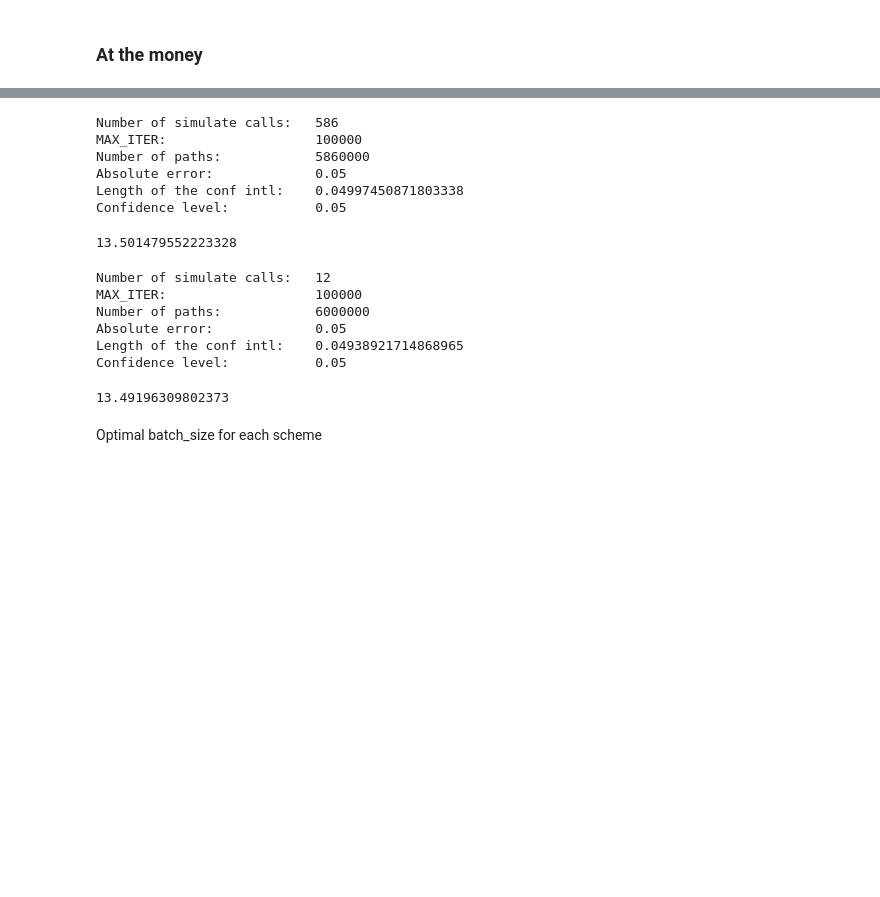
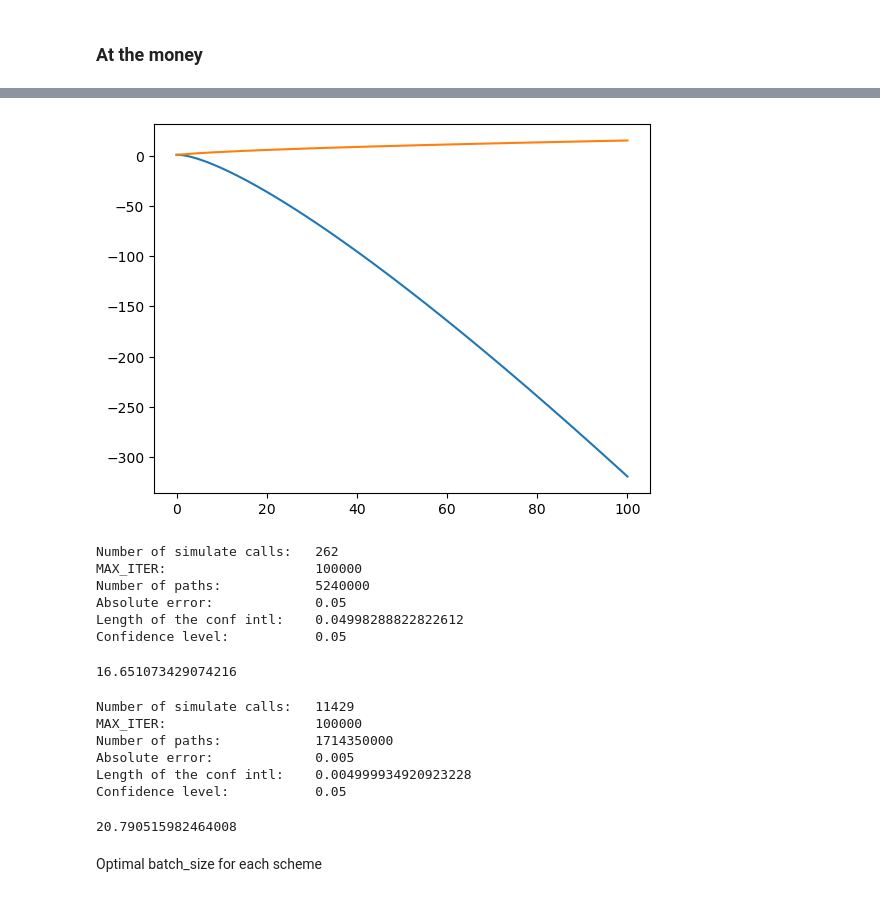
Before and after one commit to ArtemySazonov/Stochastic-Volatility-Models, a Jupyter notebook: Code/Debug Notebook.ipynb, the cells around one changed output, grey strips where cells are left out. Saved outputs shown, nothing was run; the diff lists cells and outputs as text; code cells hidden in the pictures; blank space fills up the shorter version.

```diff
--- a/Code/Debug Notebook.ipynb
+++ b/Code/Debug Notebook.ipynb
@@ -93,23 +115,30 @@ Confidence level:           0.05
+# %%
+#plot r_x and r_y
+plt.plot(r_x, f_nu_y)
+plt.plot(r_x, f_sigma_y)
+plt.show()
+# %% [output]
+[figure, added]
 # %%
-mc_price(N_T = 125, simulate = simulate_heston_andersen_tg, batch_size=5_000, **common_mc_params, **kwargs)
+mc_price(N_T = 50, simulate = simulate_heston_andersen_tg, batch_size=5_000, **common_mc_params, **kwargs)
 # %% [output]
-Number of simulate calls:   586
+Number of simulate calls:   262
 MAX_ITER:                   100000
-Number of paths:            5860000
+Number of paths:            5240000
 Absolute error:             0.05
-Length of the conf intl:    0.04997450871803338
+Length of the conf intl:    0.04998288822822612
 Confidence level:           0.05
-13.501479552223328
+16.651073429074216
 # %%
-mc_price(N_T = 125, simulate = simulate_heston_andersen_tg_cupy, batch_size=250_000, **common_mc_params, **kwargs_cupy)
+mc_price(N_T = 50, simulate = simulate_heston_andersen_tg_cupy, batch_size=75_000, **common_mc_params, **kwargs_cupy)
 # %% [output]
-Number of simulate calls:   12
+Number of simulate calls:   11429
 MAX_ITER:                   100000
-Number of paths:            6000000
-Absolute error:             0.05
-Length of the conf intl:    0.04938921714868965
+Number of paths:            1714350000
+Absolute error:             0.005
+Length of the conf intl:    0.004999934920923228
 Confidence level:           0.05
-13.49196309802373
+20.790515982464008
 # %% [markdown]
 Optimal batch_size for each scheme
 # %%
```
Also changed, not shown: parts of 9 cells of this notebook, 1 other file.
